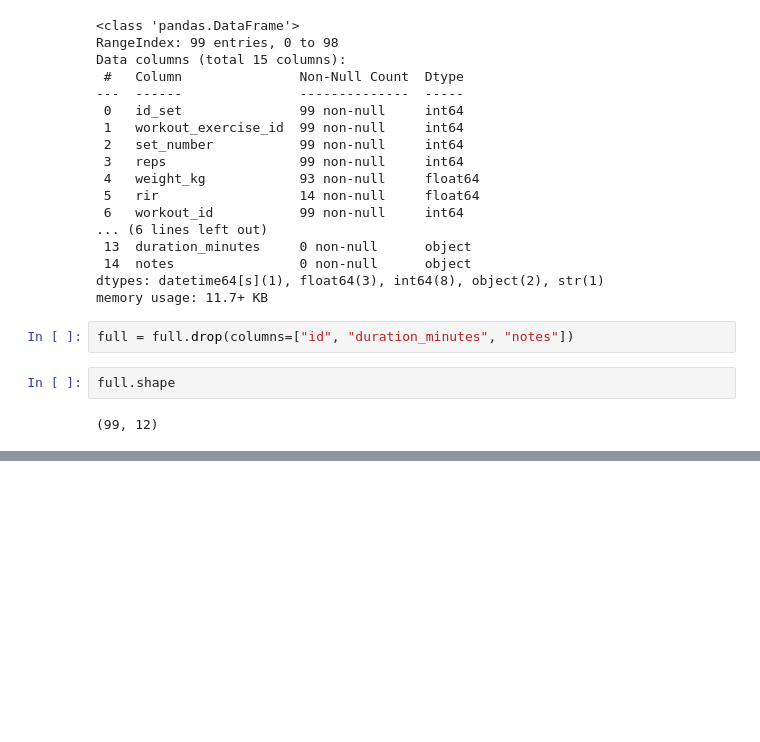
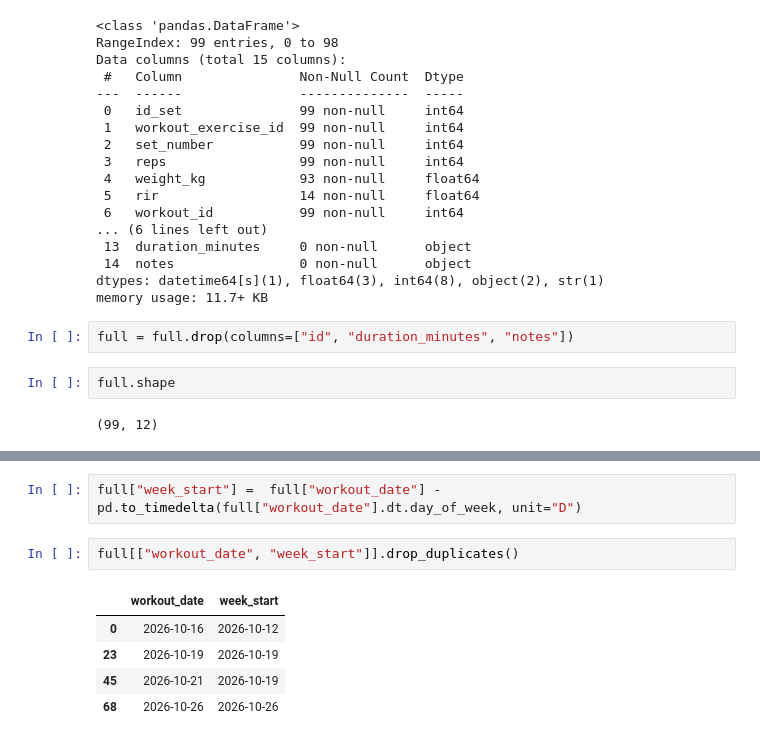
Before and after one commit to djordjemirkovic-dev/workout-log, a Jupyter notebook: analysis/01-pandas-basics.ipynb, the cells around one changed output, grey strips where cells are left out. Cells and saved outputs as stored; diff of their text form; blank space fills up the shorter version.

```diff
--- a/analysis/01-pandas-basics.ipynb
+++ b/analysis/01-pandas-basics.ipynb
@@ -395,0 +423,10 @@ full.shape
+# %%
+full["week_start"] =  full["workout_date"] - pd.to_timedelta(full["workout_date"].dt.day_of_week, unit="D")
+# %%
+full[["workout_date", "week_start"]].drop_duplicates()
+# %% [output]
+|  | workout_date | week_start |
+| 0 | 2026-10-16 | 2026-10-12 |
+| 23 | 2026-10-19 | 2026-10-19 |
+| 45 | 2026-10-21 | 2026-10-19 |
+| 68 | 2026-10-26 | 2026-10-26 |
```
Also changed, not shown: parts of 13 cells of this notebook.
